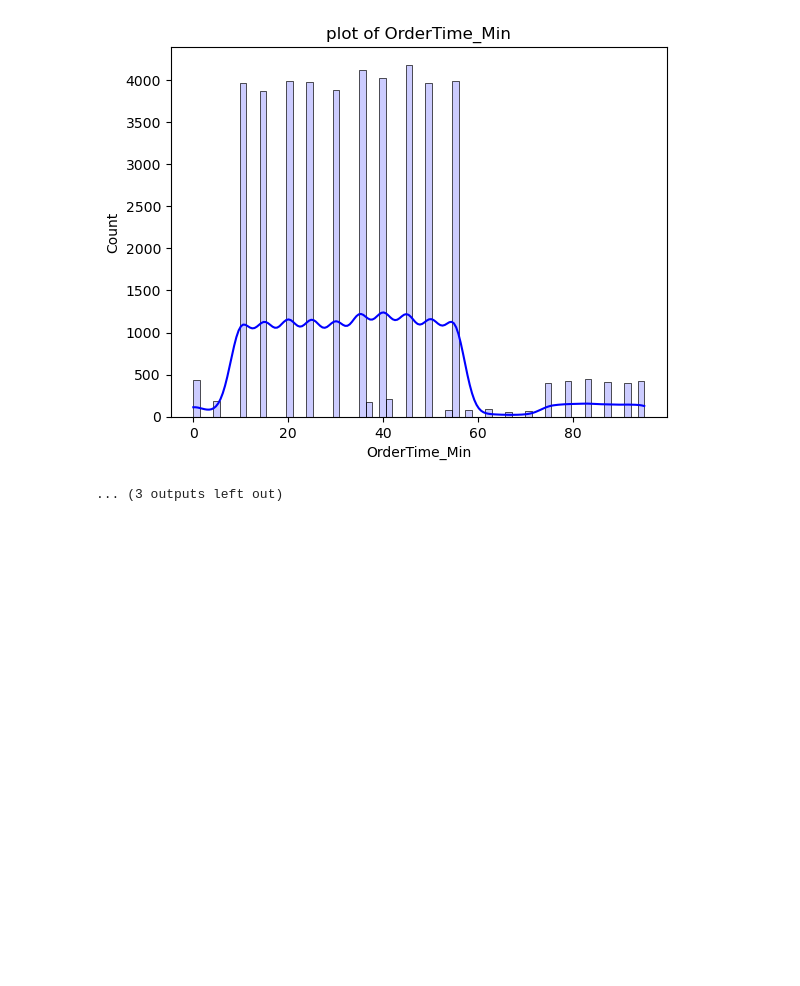
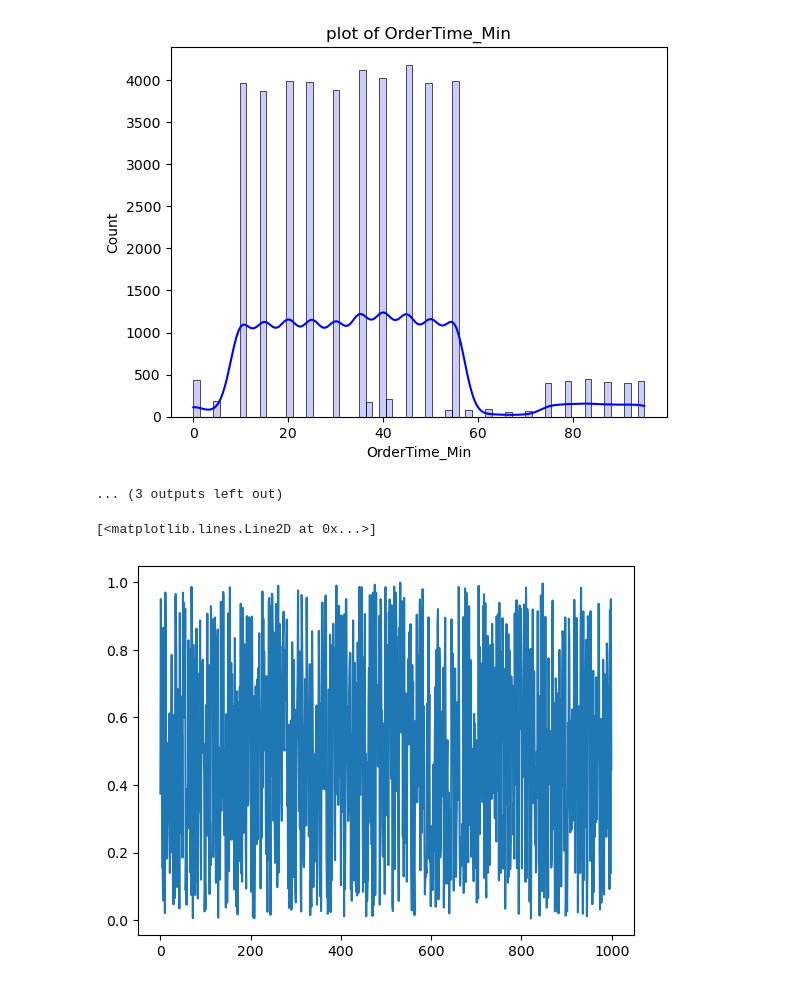
Before and after one commit to vedant-maheshwari/MLOps_design, a Jupyter notebook: test_model.ipynb, the cells around one changed output. Drawn from its saved outputs; the diff is of its cells as text; code cells hidden in the pictures; blank space fills up the shorter version.

```diff
--- a/test_model.ipynb
+++ b/test_model.ipynb
@@ -511,3 +511,11 @@ has null values : 943 and % is : 2.1503659954849157
 [figure]
 [figure]
 ... (3 outputs left out)
+# %%
+np.random.seed(42)
+x = np.random.uniform(0,1,size=1000)
+# %%
+plt.plot(x)
+# %% [output]
+[<matplotlib.lines.Line2D at 0x...>]
+[figure, added]
```
Also changed, not shown: parts of 1 cell of this notebook, 21 other files.
